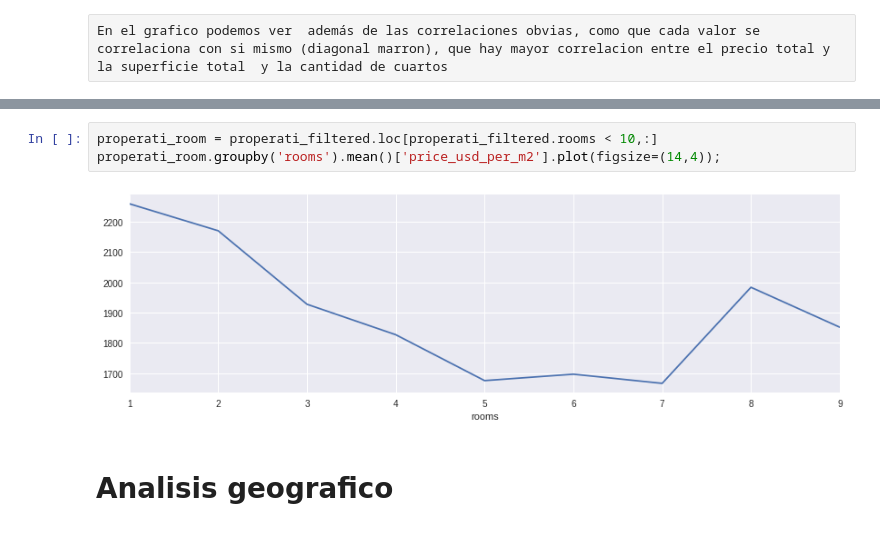
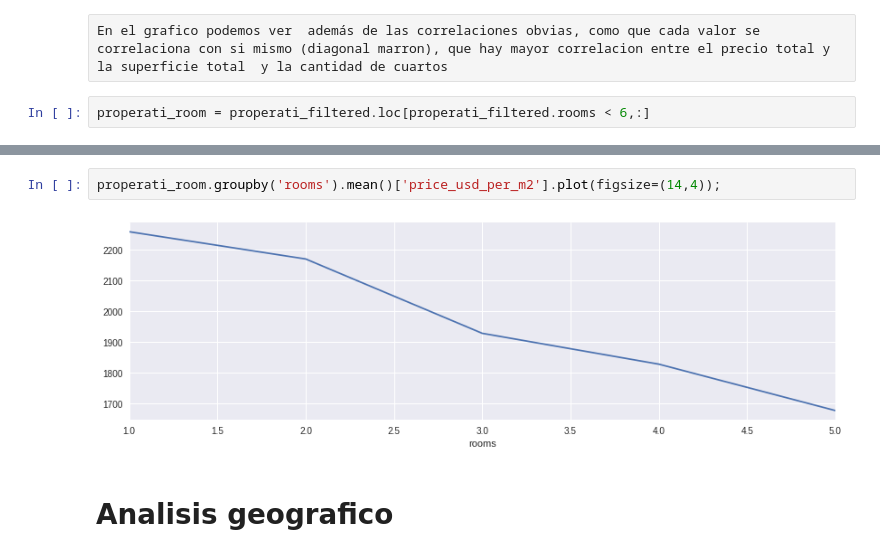
Before and after one commit to jazminferreiro-zz/orgaTP1, a Jupyter notebook: Analisis exploratorio Properati .ipynb, the cells around one changed output, grey strips where cells are left out. Cells and saved outputs as stored; diff of their text form.

```diff
--- a/Analisis exploratorio Properati .ipynb
+++ b/Analisis exploratorio Properati .ipynb
@@ -392,2 +393,4 @@ sns.heatmap(cor,cmap='tab10', alpha=0.5);
 # %% [raw]
 En el grafico podemos ver  además de las correlaciones obvias, como que cada valor se correlaciona con si mismo (diagonal marron), que hay mayor correlacion entre el precio total y la superficie total  y la cantidad de cuartos
+# %%
+properati_room = properati_filtered.loc[properati_filtered.rooms < 6,:]
@@ -394,8 +402,7 @@ En el grafico podemos ver  además de las correlaciones obvias, como que cada va
 # %%
-properati_room = properati_filtered.loc[properati_filtered.rooms < 10,:]
 properati_room.groupby('rooms').mean()['price_usd_per_m2'].plot(figsize=(14,4));
 # %% [output]
-[figure, old version]
+[figure, new version]
 # %% [markdown]
 # Analisis geografico
 # %%
```
Also changed, not shown: parts of 25 cells of this notebook.
